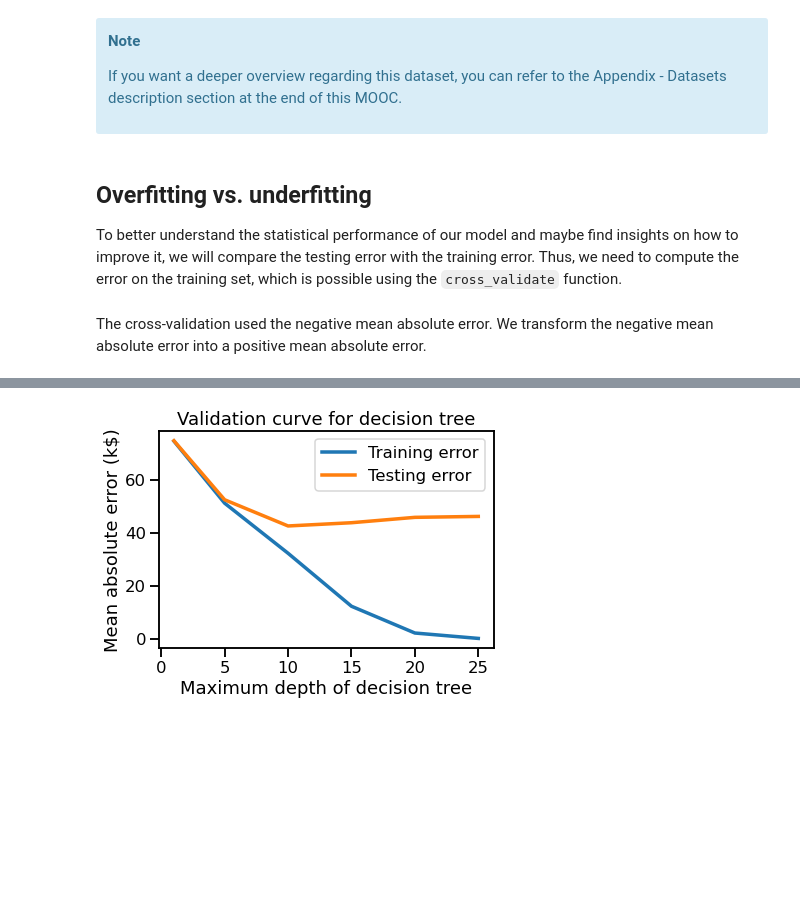
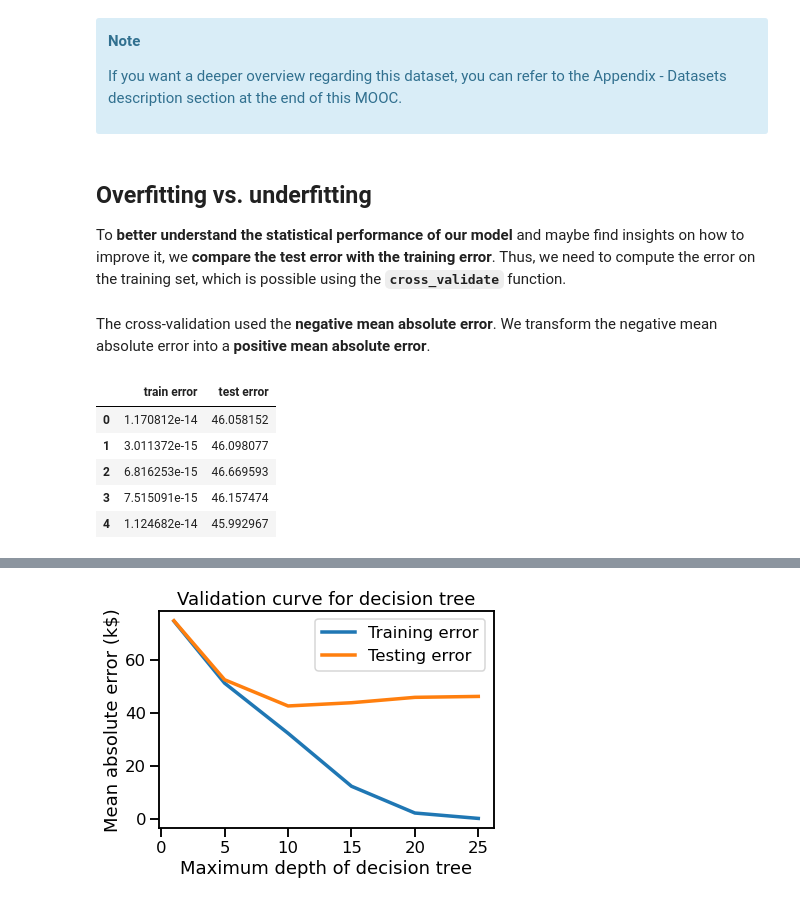
Before and after one commit to szalmaf/Machine-Learning-in-Python-with-scikit-learn, a Jupyter notebook: 0202_Cross-validation_Overfit_generalization_underfit_Validation_curve.ipynb, the cells around one changed output, grey strips where cells are left out. Saved outputs shown, nothing was run; the diff lists cells and outputs as text; code cells hidden in the pictures; blank space fills up the shorter version.

```diff
--- a/0202_Cross-validation_Overfit_generalization_underfit_Validation_curve.ipynb
+++ b/0202_Cross-validation_Overfit_generalization_underfit_Validation_curve.ipynb
@@ -29,10 +29,10 @@ regressor = DecisionTreeRegressor()
 # %% [markdown]
 ## Overfitting vs. underfitting
 
-To better understand the statistical performance of our model and maybe find
-insights on how to improve it, we will compare the testing error with the
-training error. Thus, we need to compute the error on the training set,
-which is possible using the `cross_validate` function.
+To **better understand the statistical performance of our model** and maybe find
+insights on how to improve it, we **compare the test error with the
+training error**. Thus, we need to compute the error on the training set,
+which is possible using the **`cross_validate`** function.
 # %%
 import pandas as pd
 from sklearn.model_selection import cross_validate, ShuffleSplit
@@ -43,12 +43,20 @@ cv_results = cross_validate(regressor, data, target,
                             return_train_score=True, n_jobs=2)
 cv_results = pd.DataFrame(cv_results)
 # %% [markdown]
-The cross-validation used the negative mean absolute error. We transform
-the negative mean absolute error into a positive mean absolute error.
+The cross-validation used the **negative mean absolute error**. We transform
+the negative mean absolute error into a **positive mean absolute error**.
 # %%
 scores = pd.DataFrame()
 scores[["train error", "test error"]] = -cv_results[
     ["train_score", "test_score"]]
+scores.head()
+# %% [output]
+|  | train error | test error |
+| 0 | 1.170812e-14 | 46.058152 |
+| 1 | 3.011372e-15 | 46.098077 |
+| 2 | 6.816253e-15 | 46.669593 |
+| 3 | 7.515091e-15 | 46.157474 |
+| 4 | 1.124682e-14 | 45.992967 |
 # %%
 import matplotlib.pyplot as plt
 
```
Also changed, not shown: parts of 9 cells of this notebook.
